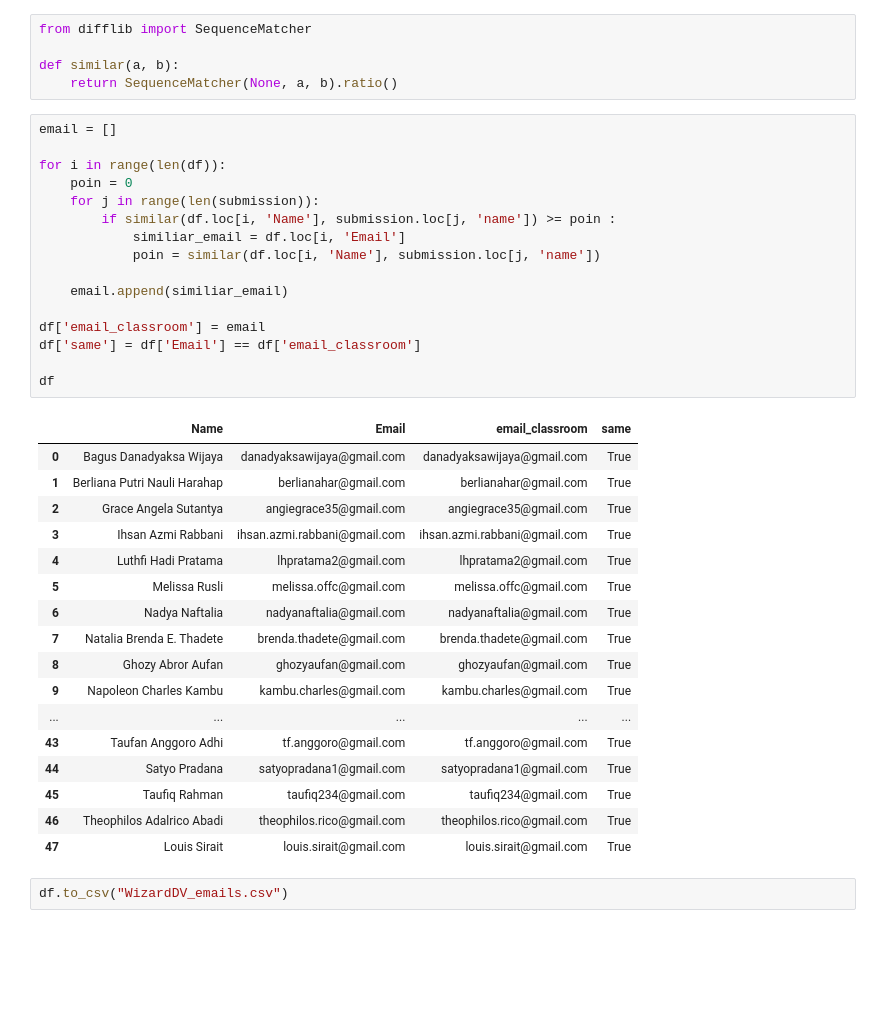
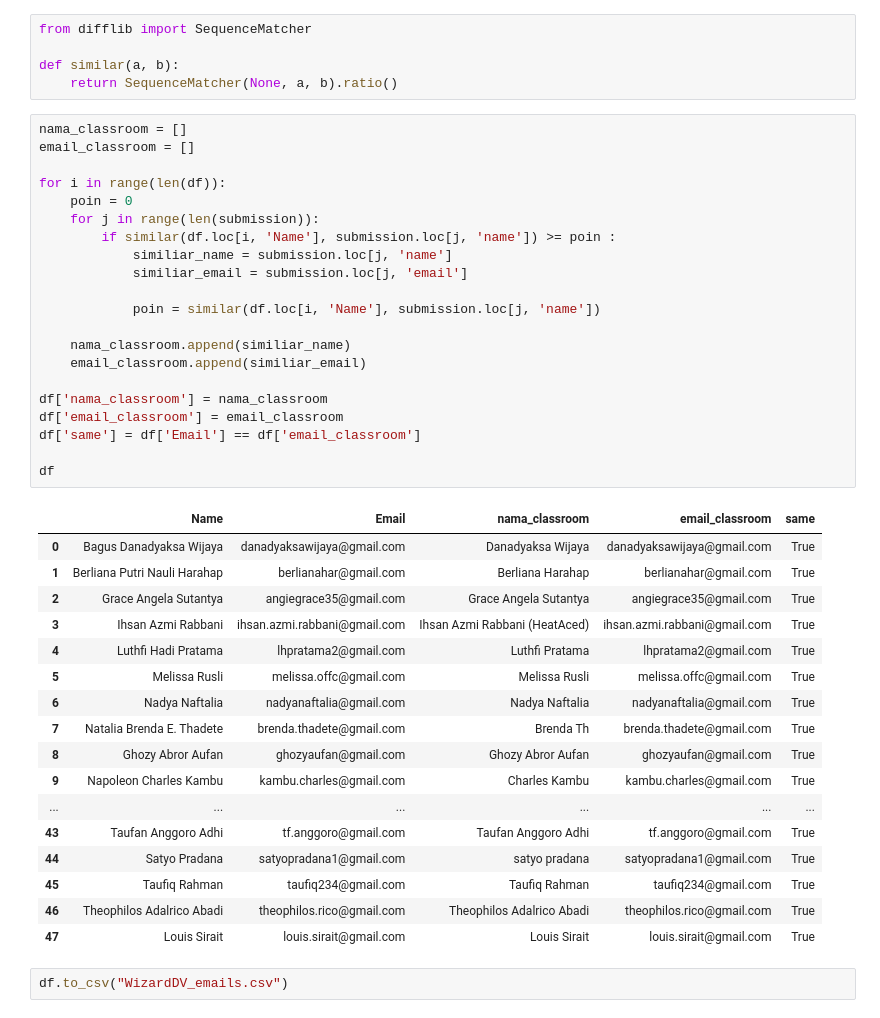
Before and after one commit to arkanayudhistira/google-classroom-automation, a Jupyter notebook: email-check.ipynb, the cells around one changed output. Saved outputs shown, nothing was run; the diff lists cells and outputs as text; blank space fills up the shorter version.

```diff
--- a/email-check.ipynb
+++ b/email-check.ipynb
@@ -122,38 +122,43 @@ from difflib import SequenceMatcher
 def similar(a, b):
     return SequenceMatcher(None, a, b).ratio()
 # %%
-email = []
+nama_classroom = []
+email_classroom = []
 
 for i in range(len(df)):
     poin = 0
     for j in range(len(submission)):
         if similar(df.loc[i, 'Name'], submission.loc[j, 'name']) >= poin :
-            similiar_email = df.loc[i, 'Email']
+            similiar_name = submission.loc[j, 'name']
+            similiar_email = submission.loc[j, 'email']
+
             poin = similar(df.loc[i, 'Name'], submission.loc[j, 'name'])
 
-    email.append(similiar_email)
+    nama_classroom.append(similiar_name)
+    email_classroom.append(similiar_email)
 
-df['email_classroom'] = email
+df['nama_classroom'] = nama_classroom
+df['email_classroom'] = email_classroom
 df['same'] = df['Email'] == df['email_classroom']
 
 df
 # %% [output]
-|  | Name | Email | email_classroom | same |
-| 0 | Bagus Danadyaksa Wijaya | danadyaksawijaya@gmail.com | danadyaksawijaya@gmail.com | True |
-| 1 | Berliana Putri Nauli Harahap | berlianahar@gmail.com | berlianahar@gmail.com | True |
-| 2 | Grace Angela Sutantya | angiegrace35@gmail.com | angiegrace35@gmail.com | True |
-| 3 | Ihsan Azmi Rabbani | ihsan.azmi.rabbani@gmail.com | ihsan.azmi.rabbani@gmail.com | True |
-| 4 | Luthfi Hadi Pratama | lhpratama2@gmail.com | lhpratama2@gmail.com | True |
-| 5 | Melissa Rusli | melissa.offc@gmail.com | melissa.offc@gmail.com | True |
-| 6 | Nadya Naftalia | nadyanaftalia@gmail.com | nadyanaftalia@gmail.com | True |
-| 7 | Natalia Brenda E. Thadete | brenda.thadete@gmail.com | brenda.thadete@gmail.com | True |
-| 8 | Ghozy Abror Aufan | ghozyaufan@gmail.com | ghozyaufan@gmail.com | True |
-| 9 | Napoleon Charles Kambu | kambu.charles@gmail.com | kambu.charles@gmail.com | True |
-| ... | ... | ... | ... | ... |
-| 43 | Taufan Anggoro Adhi | tf.anggoro@gmail.com | tf.anggoro@gmail.com | True |
-| 44 | Satyo Pradana | satyopradana1@gmail.com | satyopradana1@gmail.com | True |
-| 45 | Taufiq Rahman | taufiq234@gmail.com | taufiq234@gmail.com | True |
-| 46 | Theophilos Adalrico Abadi | theophilos.rico@gmail.com | theophilos.rico@gmail.com | True |
-| 47 | Louis Sirait | louis.sirait@gmail.com | louis.sirait@gmail.com | True |
+|  | Name | Email | nama_classroom | email_classroom | same |
+| 0 | Bagus Danadyaksa Wijaya | danadyaksawijaya@gmail.com | Danadyaksa Wijaya | danadyaksawijaya@gmail.com | True |
+| 1 | Berliana Putri Nauli Harahap | berlianahar@gmail.com | Berliana Harahap | berlianahar@gmail.com | True |
+| 2 | Grace Angela Sutantya | angiegrace35@gmail.com | Grace Angela Sutantya | angiegrace35@gmail.com | True |
+| 3 | Ihsan Azmi Rabbani | ihsan.azmi.rabbani@gmail.com | Ihsan Azmi Rabbani (HeatAced) | ihsan.azmi.rabbani@gmail.com | True |
+| 4 | Luthfi Hadi Pratama | lhpratama2@gmail.com | Luthfi Pratama | lhpratama2@gmail.com | True |
+| 5 | Melissa Rusli | melissa.offc@gmail.com | Melissa Rusli | melissa.offc@gmail.com | True |
+| 6 | Nadya Naftalia | nadyanaftalia@gmail.com | Nadya Naftalia | nadyanaftalia@gmail.com | True |
+| 7 | Natalia Brenda E. Thadete | brenda.thadete@gmail.com | Brenda Th | brenda.thadete@gmail.com | True |
+| 8 | Ghozy Abror Aufan | ghozyaufan@gmail.com | Ghozy Abror Aufan | ghozyaufan@gmail.com | True |
+| 9 | Napoleon Charles Kambu | kambu.charles@gmail.com | Charles Kambu | kambu.charles@gmail.com | True |
+| ... | ... | ... | ... | ... | ... |
+| 43 | Taufan Anggoro Adhi | tf.anggoro@gmail.com | Taufan Anggoro Adhi | tf.anggoro@gmail.com | True |
+| 44 | Satyo Pradana | satyopradana1@gmail.com | satyo pradana | satyopradana1@gmail.com | True |
+| 45 | Taufiq Rahman | taufiq234@gmail.com | Taufiq Rahman | taufiq234@gmail.com | True |
+| 46 | Theophilos Adalrico Abadi | theophilos.rico@gmail.com | Theophilos Adalrico Abadi | theophilos.rico@gmail.com | True |
+| 47 | Louis Sirait | louis.sirait@gmail.com | Louis Sirait | louis.sirait@gmail.com | True |
 # %%
 df.to_csv("WizardDV_emails.csv")
```
Also changed, not shown: 2 other files.
